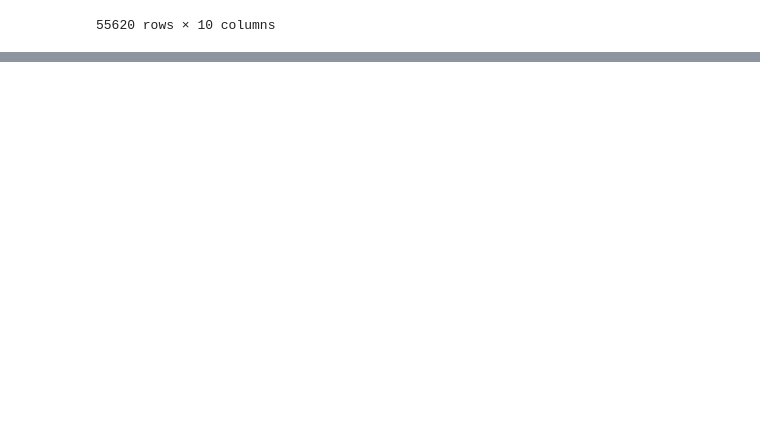
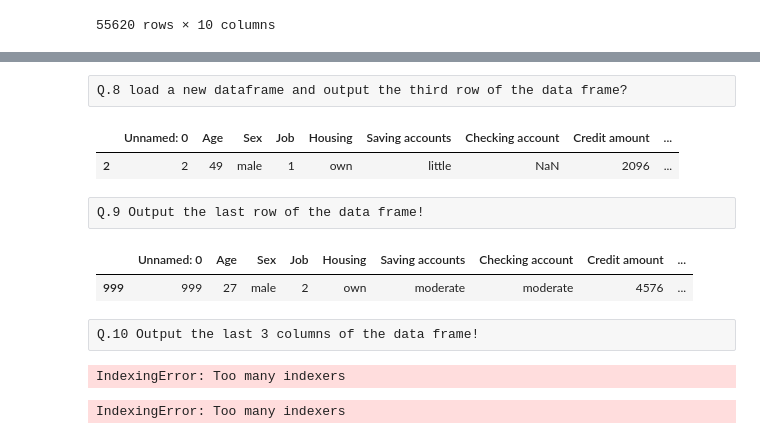
Before and after one commit to tusharshukla34/Advance-Python, a Jupyter notebook: Pandas Lib Code/pandas class.ipynb, the cells around one changed output, grey strips where cells are left out. Cells and saved outputs as stored; diff of their text form; code cells hidden in the pictures; blank space fills up the shorter version.

```diff
--- a/Pandas Lib Code/pandas class.ipynb
+++ b/Pandas Lib Code/pandas class.ipynb
@@ -68,0 +93,4 @@ data.tail()     # shows the bottom 4 rows of csv
+# %%
+data = pd.read_excel(r"C:\Users\HP\Downloads\customers_dataset.xlsx")
+df = pd.DataFrame(data)
+data
@@ -68,0 +173,24 @@ data.tail()     # shows the bottom 4 rows of csv
+# %% [raw]
+Q.8 load a new dataframe and output the third row of the data frame?
+# %%
+data.iloc[2:3,:]
+# %% [output]
+|  | Unnamed: 0 | Age | Sex | Job | Housing | Saving accounts | Checking account | Credit amount | ... |
+| 2 | 2 | 49 | male | 1 | own | little | NaN | 2096 | ... |
+# %% [raw]
+Q.9 Output the last row of the data frame!
+# %%
+data.tail(1)
+# %% [output]
+|  | Unnamed: 0 | Age | Sex | Job | Housing | Saving accounts | Checking account | Credit amount | ... |
+| 999 | 999 | 27 | male | 2 | own | moderate | moderate | 4576 | ... |
+# %% [raw]
+Q.10 Output the last 3 columns of the data frame!
+# %%
+data.iloc[:,4,1,-1]
+# %% [output]
+IndexingError: Too many indexers
+# %%
+data.loc[:,'Duration','Purpose','Risk']
+# %% [output]
+IndexingError: Too many indexers
```
Also changed, not shown: parts of 15 cells of this notebook.
